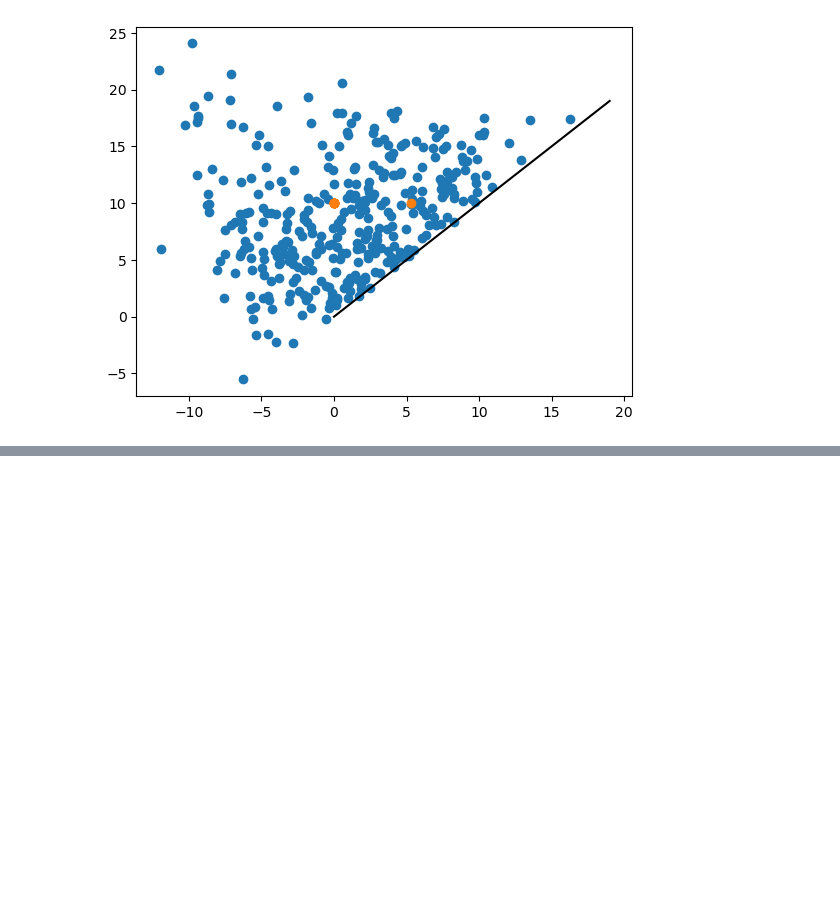
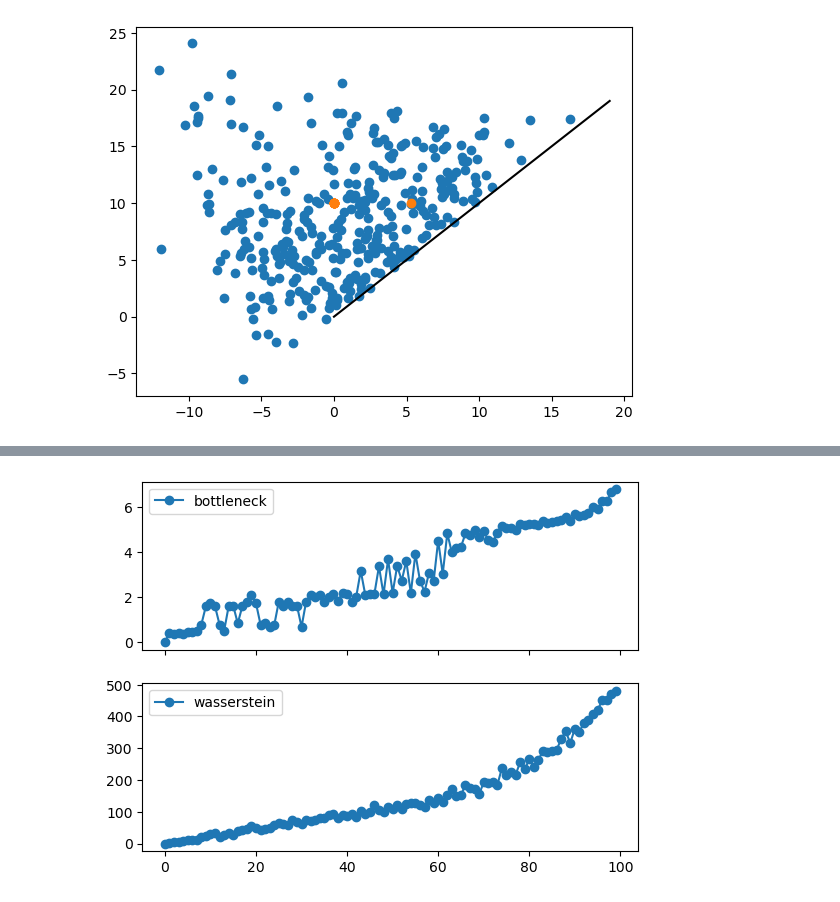
Before and after one commit to cosmic-hi-5/astropology, a Jupyter notebook: explore/lssds.ipynb, the cells around one changed output, grey strips where cells are left out. Drawn from its saved outputs; the diff is of its cells as text; code cells hidden in the pictures; blank space fills up the shorter version.

```diff
--- a/explore/lssds.ipynb
+++ b/explore/lssds.ipynb
@@ -102,0 +164,20 @@ plt.plot(np.arange(0, 20), np.arange(0, 20), color='black')
+# %%
+fig, axs = plt.subplots(nrows=2, ncols=1, sharex=True) #, figsize=(10, 5))
+
+axs[0].plot(
+    removal_percentages, b_distances_cadence, '-o',
+    label='bottleneck'
+)
+# axs[0].set_xscale('log')
+# axs[0].set_xlim(1e-2, 1)
+
+axs[1].plot(
+    removal_percentages, w_distances_cadence, '-o',
+    label='wasserstein'
+)
+# axs[1].set_xscale('log')
+# axs[1].set_xlim(1e-2, 1)
+_ = [ax.legend() for ax in axs]
+# _ = [ax.set_xscale('log') for ax in axs]
+# %% [output]
+[figure, added]
```
Also changed, not shown: parts of 5 cells of this notebook.
